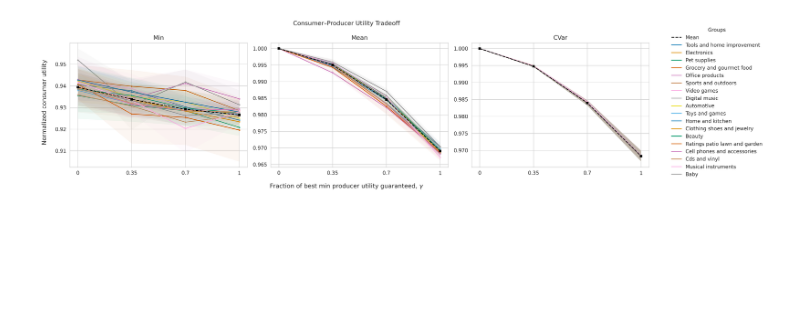
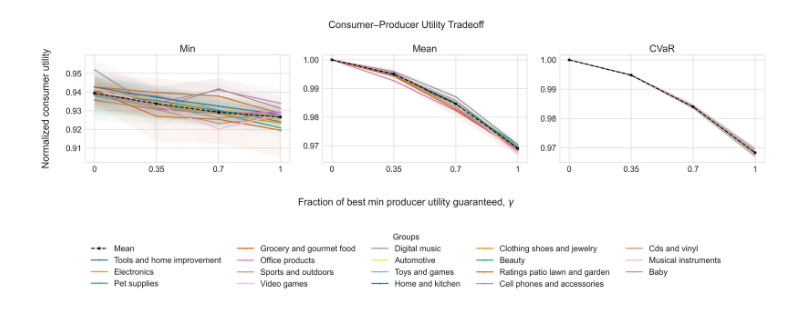
Before and after one commit to dqmis/msc-thesis, a Jupyter notebook: notebooks/movielens/plotting.ipynb, the cells around one changed output. Saved outputs shown, nothing was run; the diff lists cells and outputs as text; code cells hidden in the pictures; blank space fills up the shorter version.

```diff
--- a/notebooks/movielens/plotting.ipynb
+++ b/notebooks/movielens/plotting.ipynb
@@ -20,4 +21,6 @@ with open(mean_results_path, "r") as f:
 
 with open(cvar_results_path, "r") as f:
     cvar_results = json.load(f)
+# %%
+mpl.rc('font', **{'size': 16})
 # %%
@@ -93,16 +110,16 @@ def plot_methods_results_per_gamma(
 # %%
 plot_methods_results_per_gamma(
     {
         "Min": min_results["results"]["top_category"],
         "Mean": mean_results["results"]["top_category"],
-        "CVar": cvar_results["results"]["top_category"],
+        "CVaR": cvar_results["results"]["top_category"],
     },
     "top_category",
     n_consumers=500,
     n_producers=200,
     n_runs=5,
     k_rec=10,
     save_path=Path("results")
 )
 # %% [output]
-[figure, old version]
+[figure, new version]
```
Also changed, not shown: parts of 4 cells of this notebook, 41 other files.
